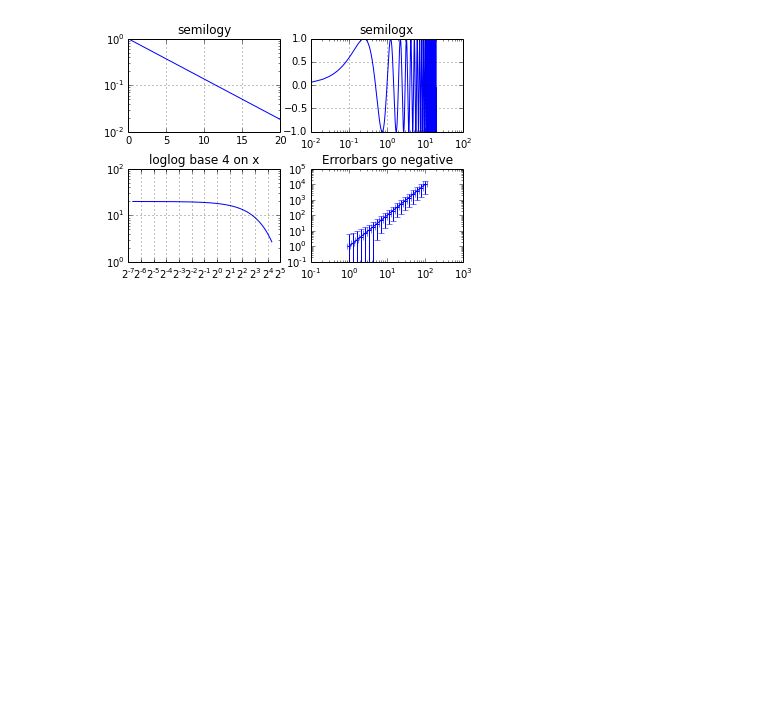
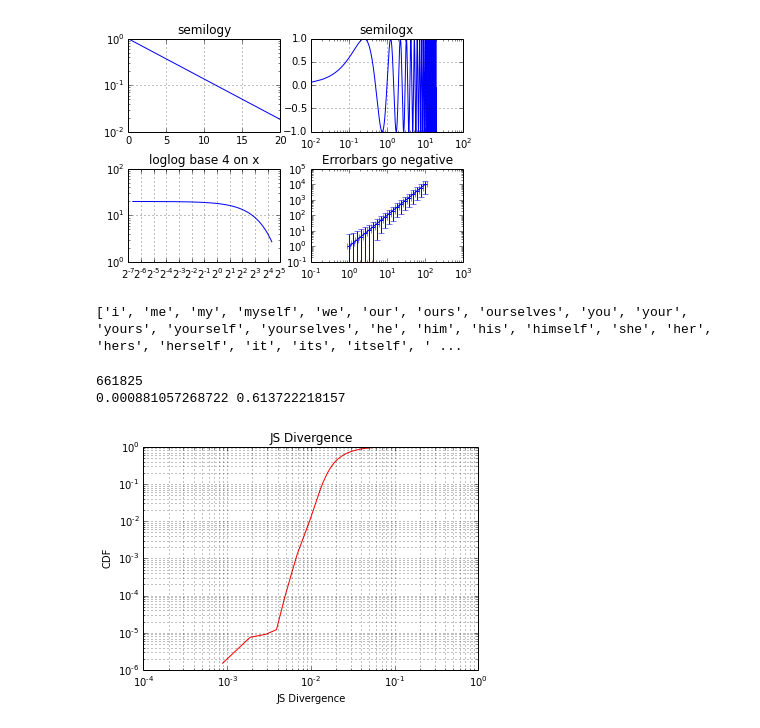
Before and after one commit to arapat/AmazonTopics, a Jupyter notebook: notebook/Amazon.ipynb, the cells around one changed output. Drawn from its saved outputs; the diff is of its cells as text; code cells hidden in the pictures; blank space fills up the shorter version.

```diff
--- a/notebook/Amazon.ipynb
+++ b/notebook/Amazon.ipynb
@@ -375,3 +376,41 @@ ax.set_title('Errorbars go negative')
 plt.show()
 # %% [output]
 [figure]
+# %%
+from nltk.corpus import stopwords
+print stopwords.words('english')
+# %% [output]
+['i', 'me', 'my', 'myself', 'we', 'our', 'ours', 'ourselves', 'you', 'your', 'yours', 'yourself', 'yourselves', 'he', 'him', 'his', 'himself', 'she', 'her', 'hers', 'herself', 'it', 'its', 'itself', ' ...
+# %%
+def count_leq(x, array):
+    left = -1
+    right = len(array)
+    while left + 1 < right:
+        mid = (left + right) / 2
+        if array[mid] <= x:
+            right = mid
+        else:
+            left = mid
+    return float(len(array) - right) / len(array)
+
+f_sig = open('signature_jsd.txt')
+sig_result = [w.strip()[1:-1].split(',') for w in f_sig.readlines() if w[0] == '(']
+sig_pairs = [(w[0], w[1]) for w in sig_result]
+sig = [float(w[2]) for w in sig_result]
+print len(sig_result)
+min_sig = min(sig)
+max_sig = max(sig)
+print min_sig, max_sig
+
+import matplotlib.pyplot as plt
+sorted_sig = sorted(sig, reverse=True)
+plt.loglog(arange(min_sig, max_sig, 0.001), [count_leq(x, sorted_sig) for x in arange(min_sig, max_sig, 0.001)], 'r')
+plt.grid(which="both")
+plt.xlabel('JS Divergence')
+plt.ylabel('CDF')
+plt.title('JS Divergence')
+show()
+# %% [output]
+661825
+0.000881057268722 0.613722218157
+[figure, added]
```
Also changed, not shown: parts of 5 cells of this notebook.
